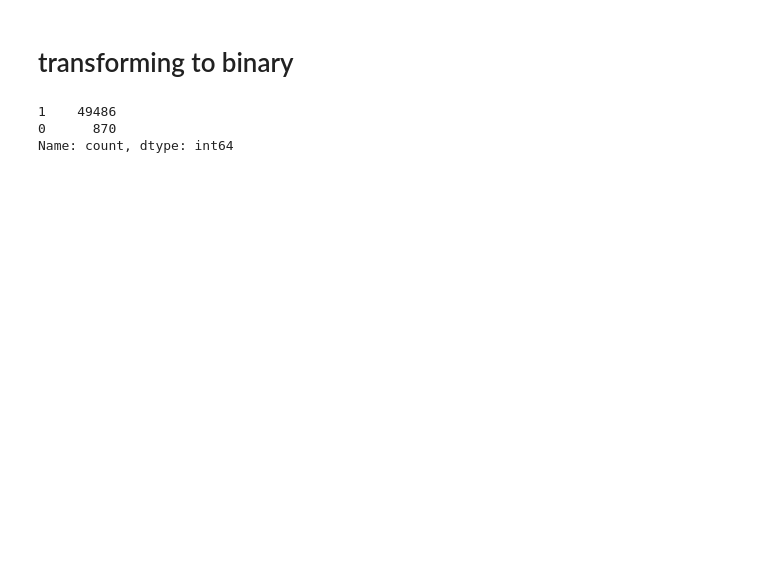
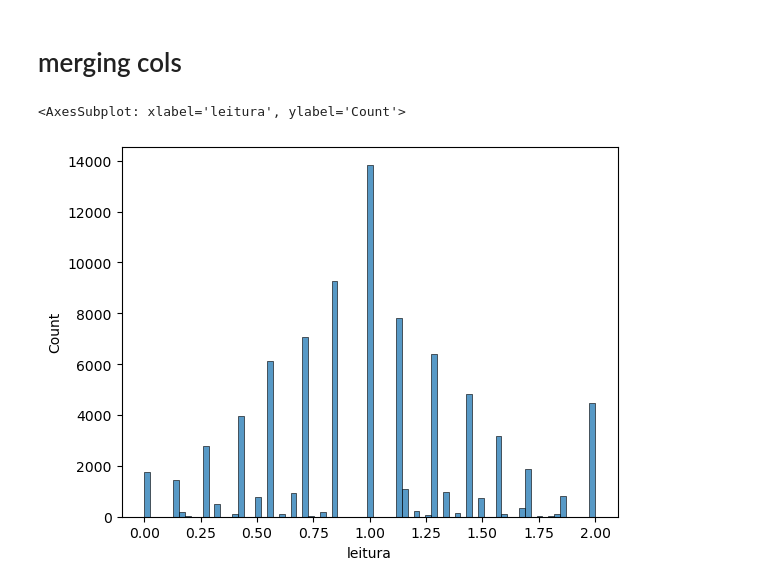
Before and after one commit to JamboTechUFPB/SAEB_Classificador, a Jupyter notebook: treatment_analysis/feature_engineering.ipynb, the cells around one changed output. Saved outputs shown, nothing was run; the diff lists cells and outputs as text; code cells hidden in the pictures; blank space fills up the shorter version.

```diff
--- a/treatment_analysis/feature_engineering.ipynb
+++ b/treatment_analysis/feature_engineering.ipynb
@@ -56,17 +47,16 @@ desempenho_aluno_cat: [0 1 2 3]
-# %% [markdown]
-# transforming to binary
+# %% [markdown]
+# merging cols
 # %%
 # feature engineering para as colunas de leitura
-# se o aluno ler em pelo menos 1 das categorias,
-# então a variável de leitura é 1, se não ler em todas, então 0
+# a nova coluna 'leitura' terá a média dos valores para cada coluna de leitura_
+# para cada aluno
 
 columns_oi = [col for col in df.columns if 'leitura_' in col]
-print(df[columns_oi].sum(axis=1).apply(lambda x: 1 if x > 0 else 0).value_counts())
-df['leitura'] = df[columns_oi].sum(axis=1).apply(lambda x: 1 if x > 0 else 0)
+df['leitura'] = df[columns_oi].mean(axis=1)
 
 df = df.drop(columns=columns_oi)
+sns.histplot(df['leitura'])
 # %% [output]
-1    49486
-0      870
-Name: count, dtype: int64
+<AxesSubplot: xlabel='leitura', ylabel='Count'>
+[figure, added]
 # %%
```
Also changed, not shown: parts of 14 cells of this notebook, 3 other files.
